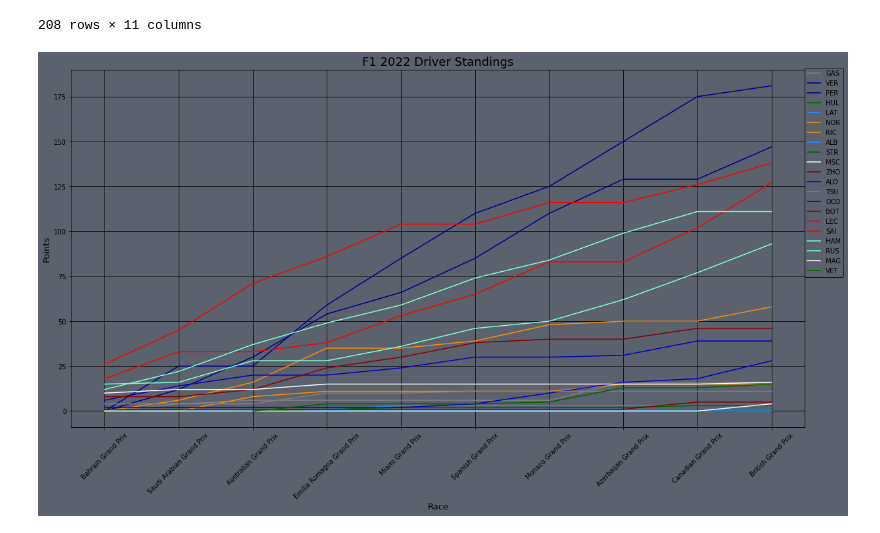
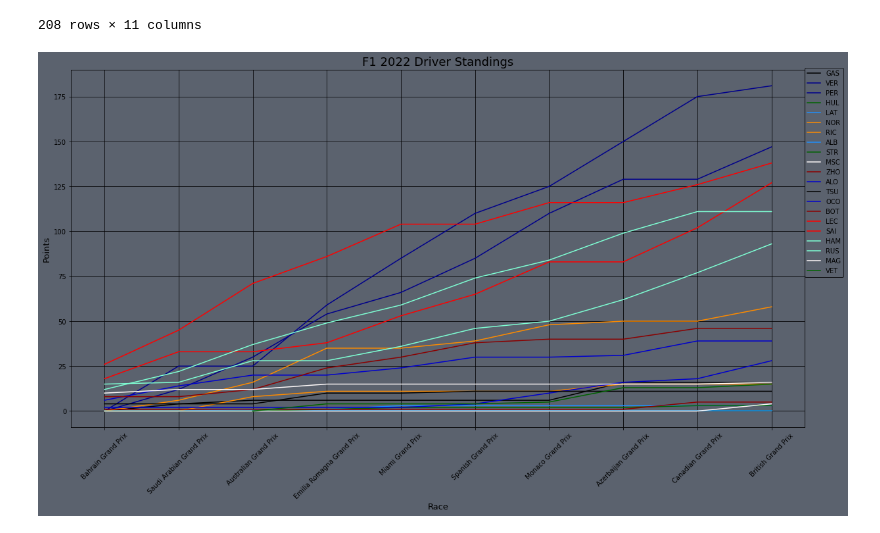
Before and after one commit to SpencerReno/Formula_one, a Jupyter notebook: 2022_season/Driver_Champ.ipynb, the cells around one changed output. Cells and saved outputs as stored; diff of their text form; code cells hidden in the pictures.

```diff
--- a/2022_season/Driver_Champ.ipynb
+++ b/2022_season/Driver_Champ.ipynb
@@ -146,30 +146,30 @@ driver_teams = {
 # %%
 
 fig =  plt.figure( figsize=(20,10))
 
-colors=['gray', 'darkblue', 'darkblue', 'darkgreen', 'dodgerblue', 'darkorange','darkorange', 'dodgerblue','darkgreen','snow',
-'darkred','mediumblue','gray','mediumblue','darkred','red','red','aquamarine','aquamarine','snow','darkgreen']
+colors=['black', 'darkblue', 'darkblue', 'darkgreen', 'dodgerblue', 'darkorange','darkorange', 'dodgerblue','darkgreen','snow',
+'darkred','mediumblue','black','mediumblue','darkred','red','red','aquamarine','aquamarine','snow','darkgreen']
 
 ax = sns.lineplot(driver_standings['Race Name'], driver_standings['points'],palette=colors,hue=driver_standings['Name'], markers='o')
 
 
 
 fig.set_facecolor('#5b626e')
 ax.set_facecolor('#5b626e')
 
 
 plt.xticks(rotation=45)
 
 legend = plt.legend(loc=(1, .42))
 frame = legend.get_frame()
 frame.set_facecolor('#5b626e')
 frame.set_edgecolor('black')
 plt.title('F1 2022 Driver Standings', fontsize=18)
 plt.ylabel('Points', fontsize=13)
 plt.xlabel('Race', fontsize=13)
 
 
 plt.grid(color ='black')
 plt.show()
 # %% [output]
-[figure, old version]
+[figure, new version]
```
Also changed, not shown: 1 other file.
